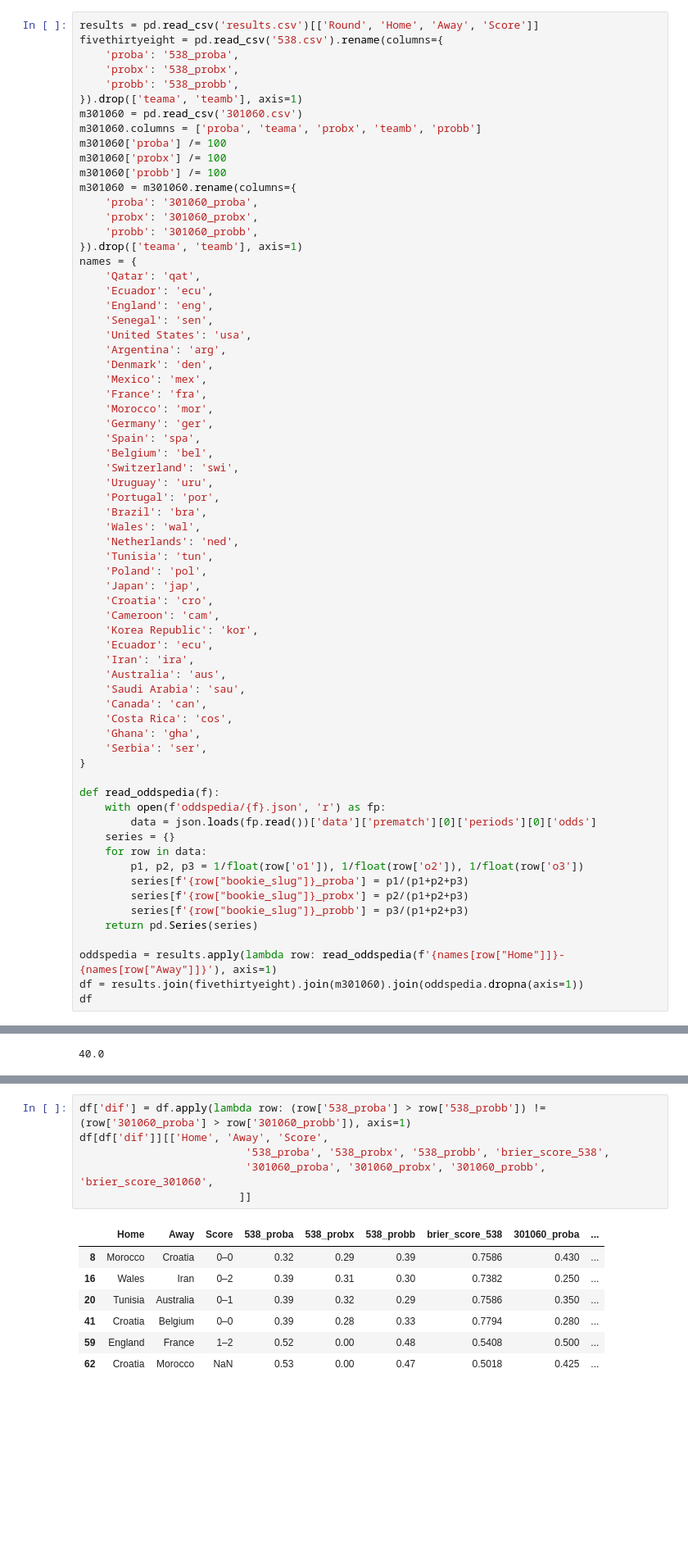
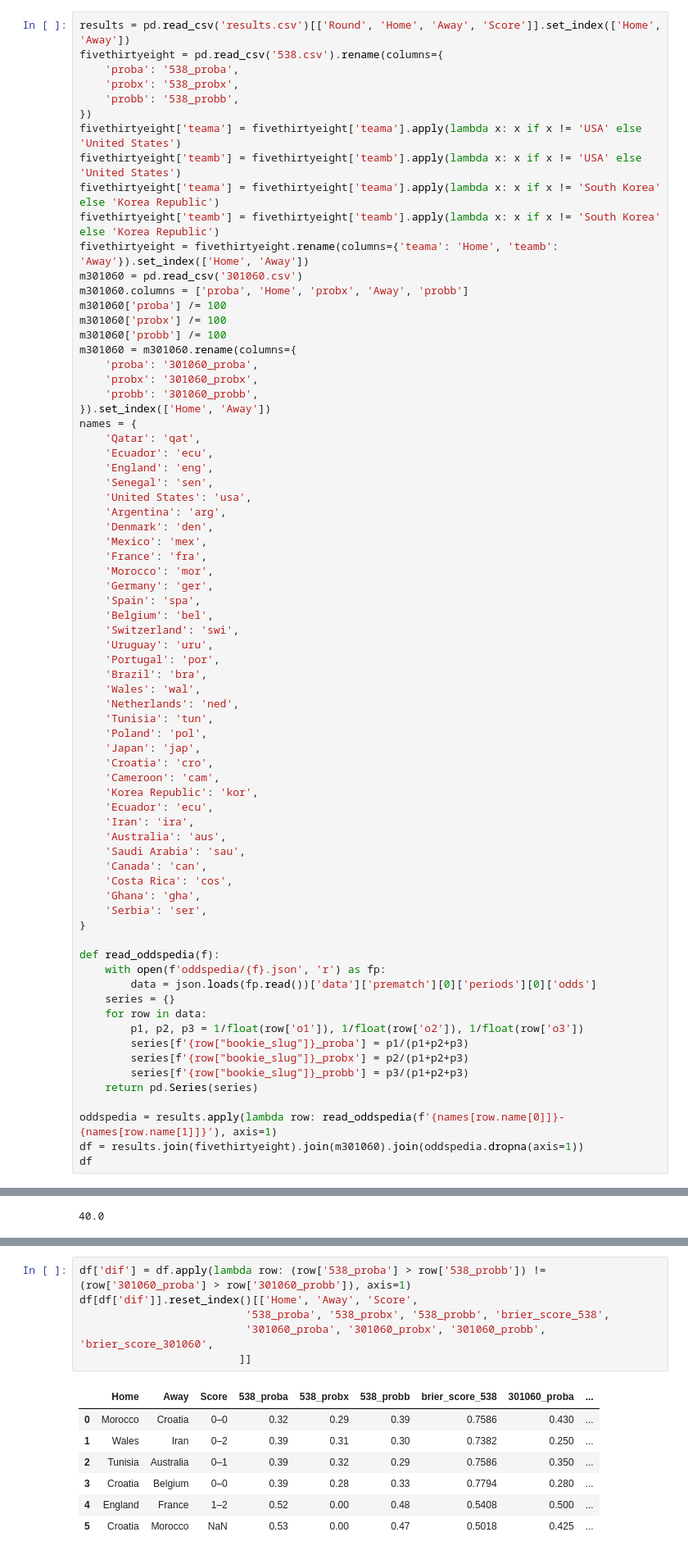
Before and after one commit to seppo0010/analisis-predicciones-mundial-2022, a Jupyter notebook: Untitled2.ipynb, the cells around one changed output, grey strips where cells are left out. Shown at 82% size. Cells and saved outputs as stored; diff of their text form; blank space fills up the shorter version.

```diff
--- a/Untitled2.ipynb
+++ b/Untitled2.ipynb
@@ -4,14 +4,19 @@ import numpy as np
 import re
 import json
 # %%
-results = pd.read_csv('results.csv')[['Round', 'Home', 'Away', 'Score']]
+results = pd.read_csv('results.csv')[['Round', 'Home', 'Away', 'Score']].set_index(['Home', 'Away'])
 fivethirtyeight = pd.read_csv('538.csv').rename(columns={
     'proba': '538_proba',
     'probx': '538_probx',
     'probb': '538_probb',
-}).drop(['teama', 'teamb'], axis=1)
+})
+fivethirtyeight['teama'] = fivethirtyeight['teama'].apply(lambda x: x if x != 'USA' else 'United States')
+fivethirtyeight['teamb'] = fivethirtyeight['teamb'].apply(lambda x: x if x != 'USA' else 'United States')
+fivethirtyeight['teama'] = fivethirtyeight['teama'].apply(lambda x: x if x != 'South Korea' else 'Korea Republic')
+fivethirtyeight['teamb'] = fivethirtyeight['teamb'].apply(lambda x: x if x != 'South Korea' else 'Korea Republic')
+fivethirtyeight = fivethirtyeight.rename(columns={'teama': 'Home', 'teamb': 'Away'}).set_index(['Home', 'Away'])
 m301060 = pd.read_csv('301060.csv')
-m301060.columns = ['proba', 'teama', 'probx', 'teamb', 'probb']
+m301060.columns = ['proba', 'Home', 'probx', 'Away', 'probb']
 m301060['proba'] /= 100
 m301060['probx'] /= 100
 m301060['probb'] /= 100
@@ -19,7 +24,7 @@ m301060 = m301060.rename(columns={
     'proba': '301060_proba',
     'probx': '301060_probx',
     'probb': '301060_probb',
-}).drop(['teama', 'teamb'], axis=1)
+}).set_index(['Home', 'Away'])
 names = {
     'Qatar': 'qat',
     'Ecuador': 'ecu',
@@ -67,7 +72,7 @@ def read_oddspedia(f):
         series[f'{row["bookie_slug"]}_probb'] = p3/(p1+p2+p3)
     return pd.Series(series)
 
-oddspedia = results.apply(lambda row: read_oddspedia(f'{names[row["Home"]]}-{names[row["Away"]]}'), axis=1)
+oddspedia = results.apply(lambda row: read_oddspedia(f'{names[row.name[0]]}-{names[row.name[1]]}'), axis=1)
 df = results.join(fivethirtyeight).join(m301060).join(oddspedia.dropna(axis=1))
 df
 # %% [output]
@@ -206,18 +215,18 @@ df.apply(lambda row: 2/3 if row['Round'] == 'Group stage' else 0.5, axis=1).sum(
  'weltbet': 0.09822610027828804}
 # %%
 df['dif'] = df.apply(lambda row: (row['538_proba'] > row['538_probb']) != (row['301060_proba'] > row['301060_probb']), axis=1)
-df[df['dif']][['Home', 'Away', 'Score',
+df[df['dif']].reset_index()[['Home', 'Away', 'Score',
                           '538_proba', '538_probx', '538_probb', 'brier_score_538',
                           '301060_proba', '301060_probx', '301060_probb', 'brier_score_301060',
                          ]]
 # %% [output]
 |  | Home | Away | Score | 538_proba | 538_probx | 538_probb | brier_score_538 | 301060_proba | ... |
-| 8 | Morocco | Croatia | 0–0 | 0.32 | 0.29 | 0.39 | 0.7586 | 0.430 | ... |
-| 16 | Wales | Iran | 0–2 | 0.39 | 0.31 | 0.30 | 0.7382 | 0.250 | ... |
-| 20 | Tunisia | Australia | 0–1 | 0.39 | 0.32 | 0.29 | 0.7586 | 0.350 | ... |
-| 41 | Croatia | Belgium | 0–0 | 0.39 | 0.28 | 0.33 | 0.7794 | 0.280 | ... |
-| 59 | England | France | 1–2 | 0.52 | 0.00 | 0.48 | 0.5408 | 0.500 | ... |
-| 62 | Croatia | Morocco | NaN | 0.53 | 0.00 | 0.47 | 0.5018 | 0.425 | ... |
+| 0 | Morocco | Croatia | 0–0 | 0.32 | 0.29 | 0.39 | 0.7586 | 0.430 | ... |
+| 1 | Wales | Iran | 0–2 | 0.39 | 0.31 | 0.30 | 0.7382 | 0.250 | ... |
+| 2 | Tunisia | Australia | 0–1 | 0.39 | 0.32 | 0.29 | 0.7586 | 0.350 | ... |
+| 3 | Croatia | Belgium | 0–0 | 0.39 | 0.28 | 0.33 | 0.7794 | 0.280 | ... |
+| 4 | England | France | 1–2 | 0.52 | 0.00 | 0.48 | 0.5408 | 0.500 | ... |
+| 5 | Croatia | Morocco | NaN | 0.53 | 0.00 | 0.47 | 0.5018 | 0.425 | ... |
 # %%
 df['surprise'] = df.apply(lambda row: sum([v for k, v in row.items() if 'brier_score_' in k]), axis=1)
 df.sort_values(by='surprise')
```
Also changed, not shown: parts of 6 cells of this notebook, 1 other file.
